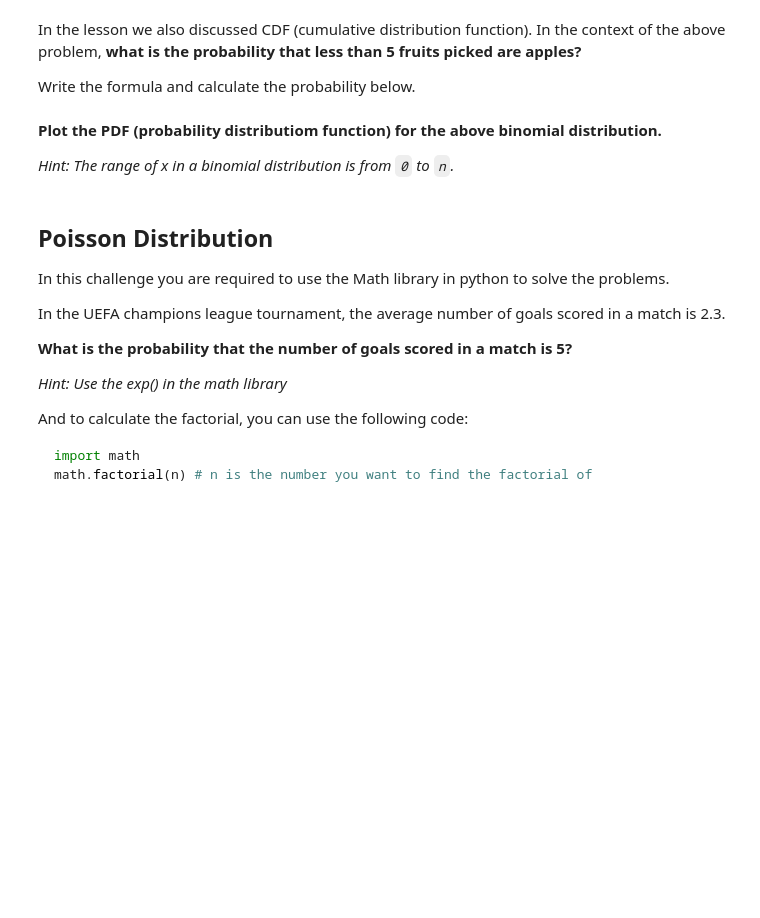
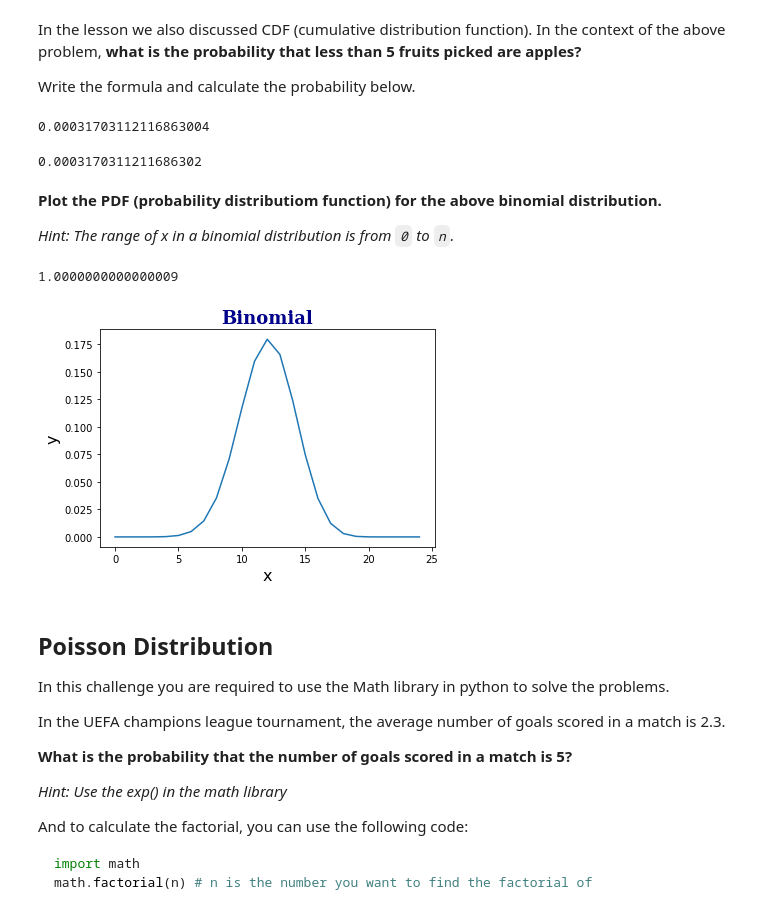
Before and after one commit to Ironhack-Data-Madrid-Marzo-2022/6.1-lab-discrete-probability-distributions, a Jupyter notebook: your-code/main.ipynb, the cells around one changed output. Drawn from its saved outputs; the diff is of its cells as text; code cells hidden in the pictures; blank space fills up the shorter version.

```diff
--- a/your-code/main.ipynb
+++ b/your-code/main.ipynb
@@ -56,3 +77,11 @@ Write the formula and calculate the probability below.
+# %%
+binom.cdf(4, 20, 0.6)
+# %% [output]
+0.00031703112116863004
+# %%
+binom.pmf(0, 20, 0.6) + binom.pmf(1, 20, 0.6) + binom.pmf(2, 20, 0.6) + binom.pmf(3, 20, 0.6) + binom.pmf(4, 20, 0.6)
+# %% [output]
+0.0003170311211686302
 # %% [markdown]
 **Plot the PDF (probability distributiom function) for the above binomial distribution.**
 
@@ -63,3 +89,25 @@ Write the formula and calculate the probability below.
+# %%
+import pylab as plt
+
+x=[i for i in range(25)]                  # nº de exitos
+y=[binom.pmf(x, 20, 0.6) for x in x]      # su probabilidad
+
+plt.title("Binomial",
+          fontdict={'family': 'serif',
+                    'color' : 'darkblue',
+                    'weight': 'bold',
+                    'size': 18})
+plt.xlabel("x", size = 16,)
+plt.ylabel("y", size = 16)
+
+
+
+plt.plot(x, y);
+
+sum(y)
+# %% [output]
+1.0000000000000009
+[figure, added]
 # %% [markdown]
 ## Poisson Distribution
 
```
Also changed, not shown: parts of 17 cells of this notebook.
